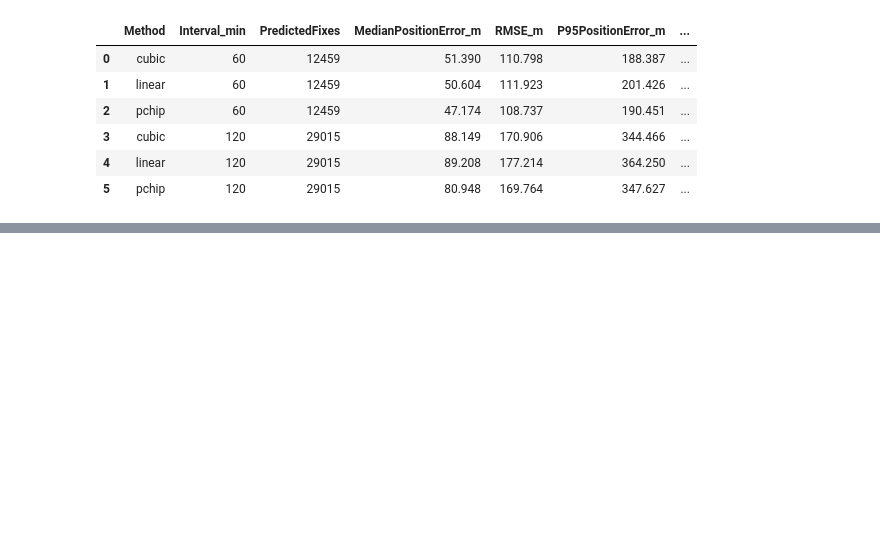
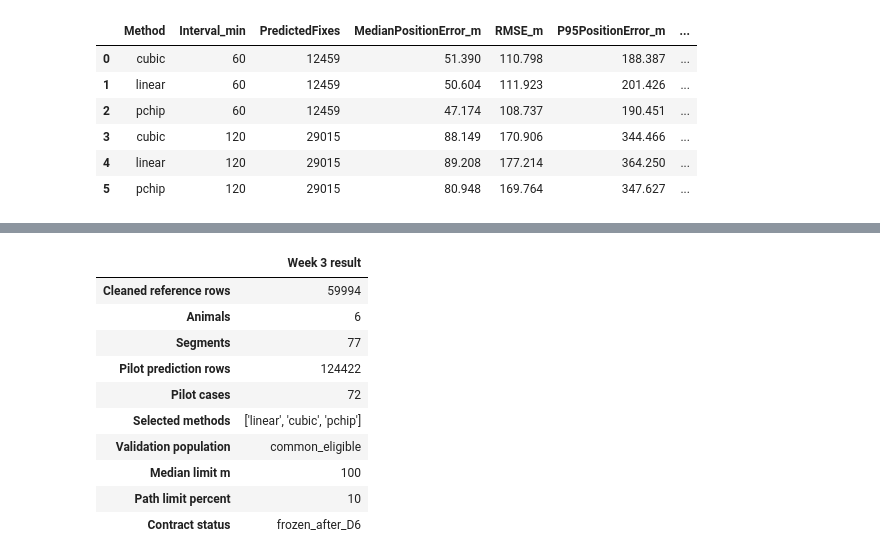
Before and after one commit to VinethSM/MMA3001-Elephant-GPS, a Jupyter notebook: notebooks/03_week3_reconstruction_experiment.ipynb, the cells around one changed output, grey strips where cells are left out. Cells and saved outputs as stored; diff of their text form; code cells hidden in the pictures; blank space fills up the shorter version.

```diff
--- a/notebooks/03_week3_reconstruction_experiment.ipynb
+++ b/notebooks/03_week3_reconstruction_experiment.ipynb
@@ -697,0 +1009,95 @@ display(
+# %%
+final_contract = load_contract(
+    CONTRACT_FILE
+)
+
+week3_checks = pd.Series(
+    {
+        "Cleaned reference rows": len(reference),
+        "Animals": reference[
+            "AnimalID"
+        ].nunique(),
+        "Segments": reference[
+            "SegmentID"
+        ].nunique(),
+        "Pilot prediction rows": len(
+            pilot_predictions
+        ),
+        "Pilot cases": len(
+            pilot_cases
+        ),
+        "Selected methods": str(
+            SELECTED_METHODS
+        ),
+        "Validation population": (
+            VALIDATION_POPULATION
+        ),
+        "Median limit m": (
+            MEDIAN_POSITION_LIMIT_M
+        ),
+        "Path limit percent": (
+            ABSOLUTE_PATH_LIMIT_PERCENT
+        ),
+        "Contract status": final_contract[
+            "contract_status"
+        ],
+    },
+    name="Week 3 result",
+)
+
+display(
+    week3_checks.to_frame()
+)
+
+
+required_files = [
+    CONTRACT_FILE,
+    REPORTS_FOLDER
+    / "week3_pilot_cases.csv",
+    REPORTS_FOLDER
+    / "week3_pilot_method_summary.csv",
+    REPORTS_FOLDER
+    / "week3_support_audit.csv",
+    REPORTS_FOLDER
+    / "week3_support_summary.csv",
+    FIGURES_FOLDER
+    / "week3_01_pilot_error_comparison.png",
+    FIGURES_FOLDER
+    / "week3_02_pilot_path_example.png",
+    FIGURES_FOLDER
+    / "week3_03_pilot_runtime.png",
+]
+
+missing_files = [
+    path
+    for path in required_files
+    if not path.exists()
+]
+
+assert not missing_files, (
+    f"Missing files: {missing_files}"
+)
+
+assert len(reference) == 59_994
+assert reference["SegmentID"].nunique() == 77
+assert "linear" in SELECTED_METHODS
+
+print(
+    "\nWEEK 3 OUTPUT CHECK PASSED."
+)
+
+print(
+    "The complete Week 4 experiment has not yet been run."
+)
+# %% [output]
+|  | Week 3 result |
+| Cleaned reference rows | 59994 |
+| Animals | 6 |
+| Segments | 77 |
+| Pilot prediction rows | 124422 |
+| Pilot cases | 72 |
+| Selected methods | ['linear', 'cubic', 'pchip'] |
+| Validation population | common_eligible |
+| Median limit m | 100 |
+| Path limit percent | 10 |
+| Contract status | frozen_after_D6 |
```
Also changed, not shown: parts of 6 cells of this notebook, 59 other files.
